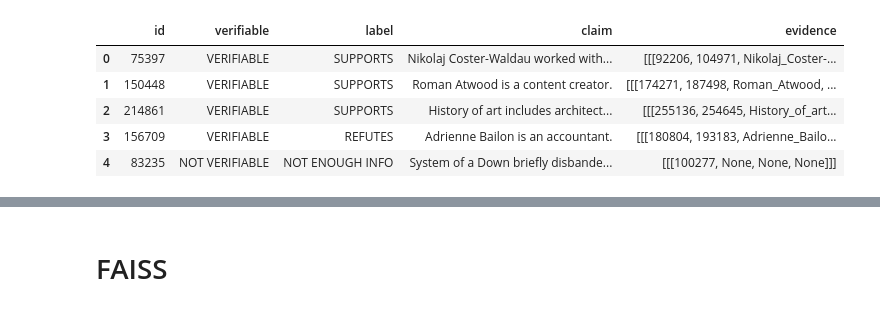
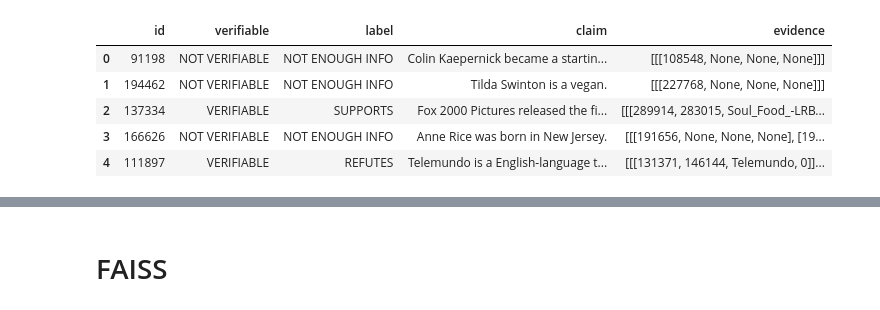
Before and after one commit to Prayas-Agrawal/728-pa2, a Jupyter notebook: 728-pa2.ipynb, the cells around one changed output, grey strips where cells are left out. Cells and saved outputs as stored; diff of their text form; code cells hidden in the pictures.

```diff
--- a/728-pa2.ipynb
+++ b/728-pa2.ipynb
@@ -80,15 +38,18 @@ from sklearn.metrics import accuracy_score, recall_score, precision_score, f1_sc
 train_df = pd.read_json("train.jsonl", lines=True)
 # wiki_df = pd.read_json("train.jsonl", lines=True)
 # dev_df = pd.read_json("shared_task_dev.jsonl", lines=True)
+# %%
+# test_df = pd.read_json("shared_task_test.jsonl", lines=True)
+dev_df = pd.read_json("shared_task_dev.jsonl", lines=True)
 # %%
-train_df.head()
+dev_df.head()
 # %% [output]
 |  | id | verifiable | label | claim | evidence |
-| 0 | 75397 | VERIFIABLE | SUPPORTS | Nikolaj Coster-Waldau worked with... | [[[92206, 104971, Nikolaj_Coster-... |
-| 1 | 150448 | VERIFIABLE | SUPPORTS | Roman Atwood is a content creator. | [[[174271, 187498, Roman_Atwood, ... |
-| 2 | 214861 | VERIFIABLE | SUPPORTS | History of art includes architect... | [[[255136, 254645, History_of_art... |
-| 3 | 156709 | VERIFIABLE | REFUTES | Adrienne Bailon is an accountant. | [[[180804, 193183, Adrienne_Bailo... |
-| 4 | 83235 | NOT VERIFIABLE | NOT ENOUGH INFO | System of a Down briefly disbande... | [[[100277, None, None, None]]] |
+| 0 | 91198 | NOT VERIFIABLE | NOT ENOUGH INFO | Colin Kaepernick became a startin... | [[[108548, None, None, None]]] |
+| 1 | 194462 | NOT VERIFIABLE | NOT ENOUGH INFO | Tilda Swinton is a vegan. | [[[227768, None, None, None]]] |
+| 2 | 137334 | VERIFIABLE | SUPPORTS | Fox 2000 Pictures released the fi... | [[[289914, 283015, Soul_Food_-LRB... |
+| 3 | 166626 | NOT VERIFIABLE | NOT ENOUGH INFO | Anne Rice was born in New Jersey. | [[[191656, None, None, None], [19... |
+| 4 | 111897 | VERIFIABLE | REFUTES | Telemundo is a English-language t... | [[[131371, 146144, Telemundo, 0]]... |
 # %%
 # def make_train_df(train_df, wiki_df):
 #   samples = {"claim": [], "text": []}
```
Also changed, not shown: parts of 62 cells of this notebook.
